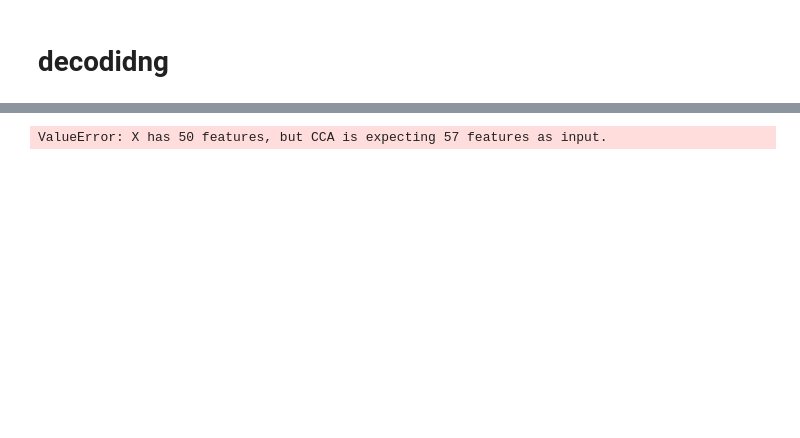
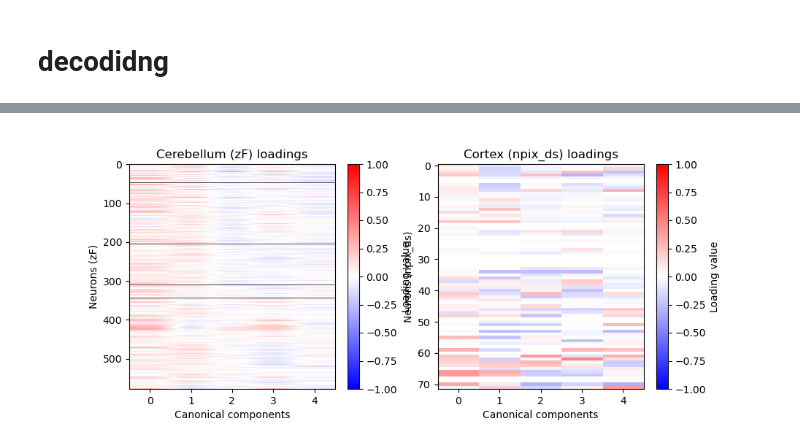
Before and after one commit to AlexVoce/project_pickles, a Jupyter notebook: cca.ipynb, the cells around one changed output, grey strips where cells are left out. Cells and saved outputs as stored; diff of their text form; code cells hidden in the pictures; blank space fills up the shorter version.

```diff
--- a/cca.ipynb
+++ b/cca.ipynb
@@ -569,22 +584,49 @@ Left Cor: 120 trials, Right Cor: 120 trials
-# %%
-# n_pca_components must be > n_compare, or the "subspace angle" is trivially 0 --
-# CCA fit on exactly n_compare PCA dims can only ever span that same subspace.
-# Give CCA a generous PCA basis (20) to pick its own top directions from, then
-# compare its top few against PCA's top few.
-pca_cca_res = compare_pca_cca_directions(
-    X_trials,
-    Y_trials,
-    n_pca_components=50,
-    n_cca_components=5,
-    n_compare=5,
-    scale=True,
-    verbose=True,
-)
-
-fig, axes, _ = plot_pca_cca_comparison(pca_cca_res, which="X", title="npix: PCA vs CCA")
-plt.show()
-
-fig, axes, _ = plot_pca_cca_comparison(pca_cca_res, which="Y", title="zF: PCA vs CCA")
-plt.show()
-# %% [output]
-ValueError: X has 50 features, but CCA is expecting 57 features as input.
+# %%
+import matplotlib.colors as mcolors
+
+neuron_zone = organised.neuron_zone            # per-neuron microzone label, already validated
+ordered_idx = np.argsort(neuron_zone)
+sorted_zone = neuron_zone[ordered_idx]
+boundaries = np.where(np.diff(sorted_zone) != 0)[0] + 0.5   # row positions where zone identity changes
+
+zone_ids = np.unique(neuron_zone)
+n_zones = len(zone_ids)
+cmap_zone = plt.get_cmap('tab10', n_zones)
+zone_rank = np.searchsorted(zone_ids, sorted_zone)
+norm_zone = mcolors.BoundaryNorm(np.arange(n_zones + 1) - 0.5, n_zones)
+# %%
+# plot CCA directional
+cca = cca_res_shared["cca"]
+good_X = cca_res_shared["good_X"]   # bool mask, len 72 (npix)
+good_Y = cca_res_shared["good_Y"]   # bool mask, len 578 (zF neurons)
+
+n_components = cca.n_components
+
+x_loadings_full = np.full((len(good_X), n_components), np.nan)
+x_loadings_full[good_X] = cca.x_loadings_
+
+y_loadings_full = np.full((len(good_Y), n_components), np.nan)
+y_loadings_full[good_Y] = cca.y_loadings_
+
+# sort neurons by microzone for y_loadings_full
+y_loadings_full_sorted = y_loadings_full[ordered_idx]
+# plot
+plt.figure(figsize=(10, 4))
+plt.subplot(1, 2, 1)
+plt.title("Cerebellum (zF) loadings")
+plt.imshow(y_loadings_full_sorted, aspect="auto", cmap="bwr", vmin=-1, vmax=1)
+# add lines to indicate microzone boundaries
+for boundary in boundaries:
+    plt.axhline(boundary, color="k", linewidth=0.5)
+plt.colorbar(label="Loading value")
+plt.xlabel("Canonical components")
+plt.ylabel("Neurons (zF)")
+plt.subplot(1, 2, 2)
+plt.title("Cortex (npix_ds) loadings")
+plt.imshow(x_loadings_full, aspect="auto", cmap="bwr", vmin=-1, vmax=1)
+plt.colorbar(label="Loading value")
+plt.xlabel("Canonical components")
+plt.ylabel("Neurons (npix_ds)")
+plt.show()
+# %% [output]
+[figure, added]
```
Also changed, not shown: parts of 16 cells of this notebook, 2 other files.
